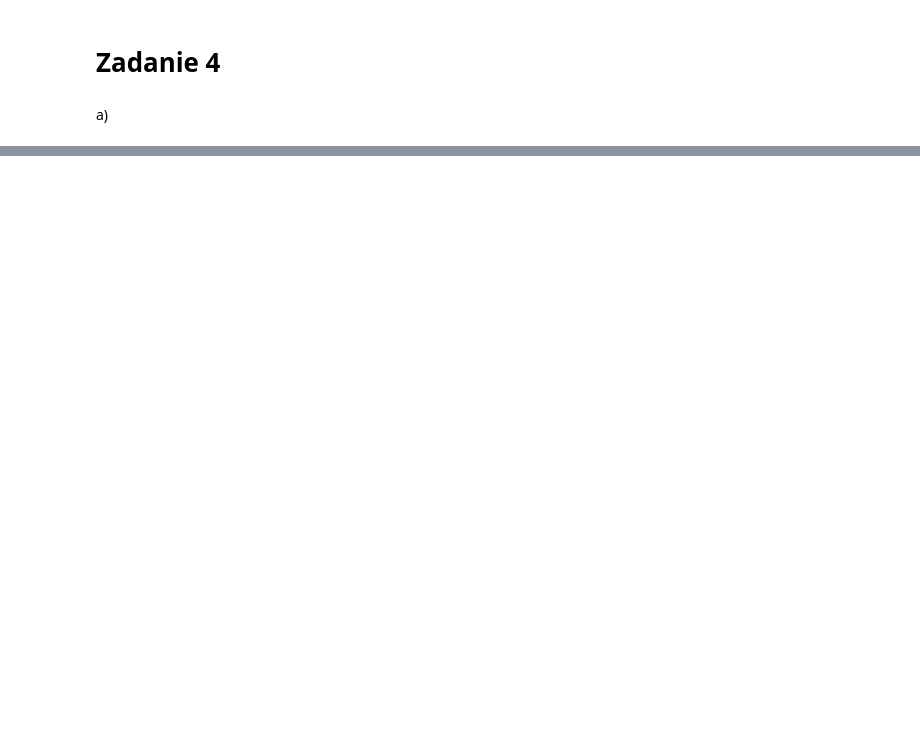
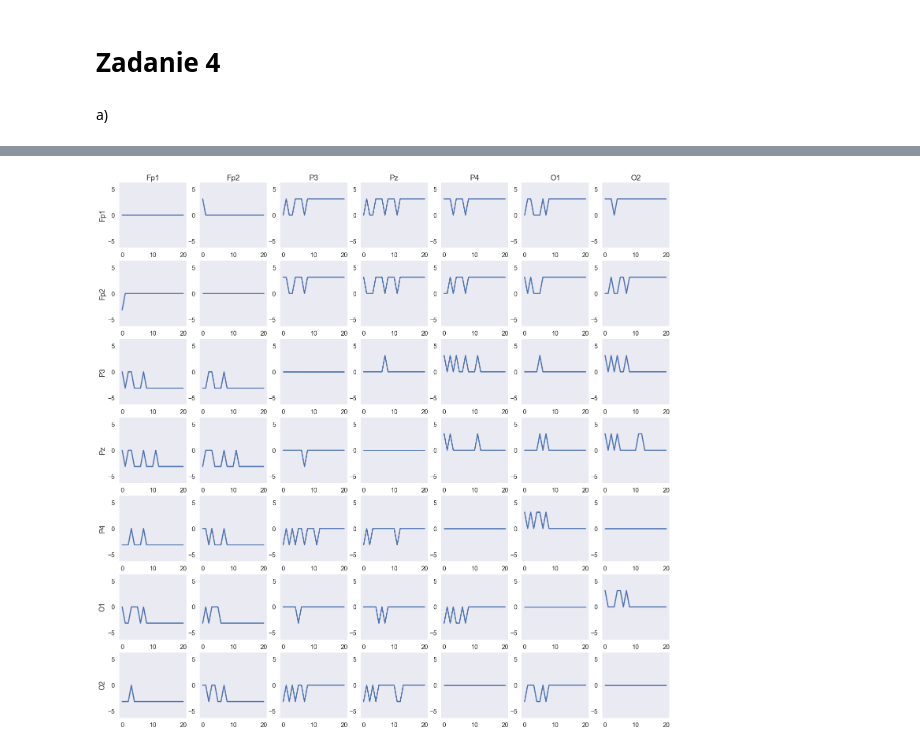
Before and after one commit to PPierzc/PracowniaEEG, a Jupyter notebook: autocorrelate/Cw1.ipynb, the cells around one changed output, grey strips where cells are left out. Drawn from its saved outputs; the diff is of its cells as text; code cells hidden in the pictures; blank space fills up the shorter version.

```diff
--- a/autocorrelate/Cw1.ipynb
+++ b/autocorrelate/Cw1.ipynb
@@ -597,0 +758,4 @@ def f()
+# %%
+plot_phase()
+# %% [output]
+[figure, added]
```
Also changed, not shown: parts of 4 cells of this notebook.
